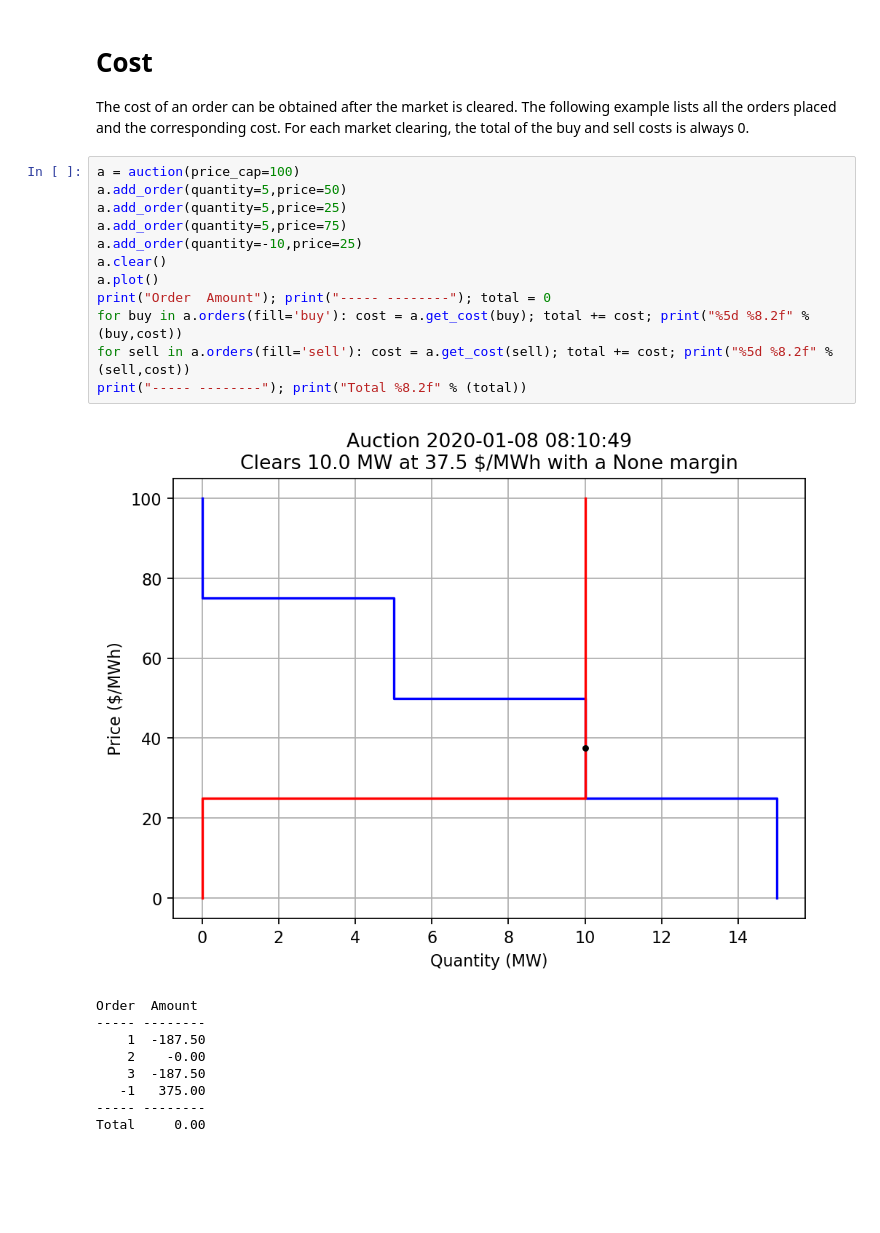
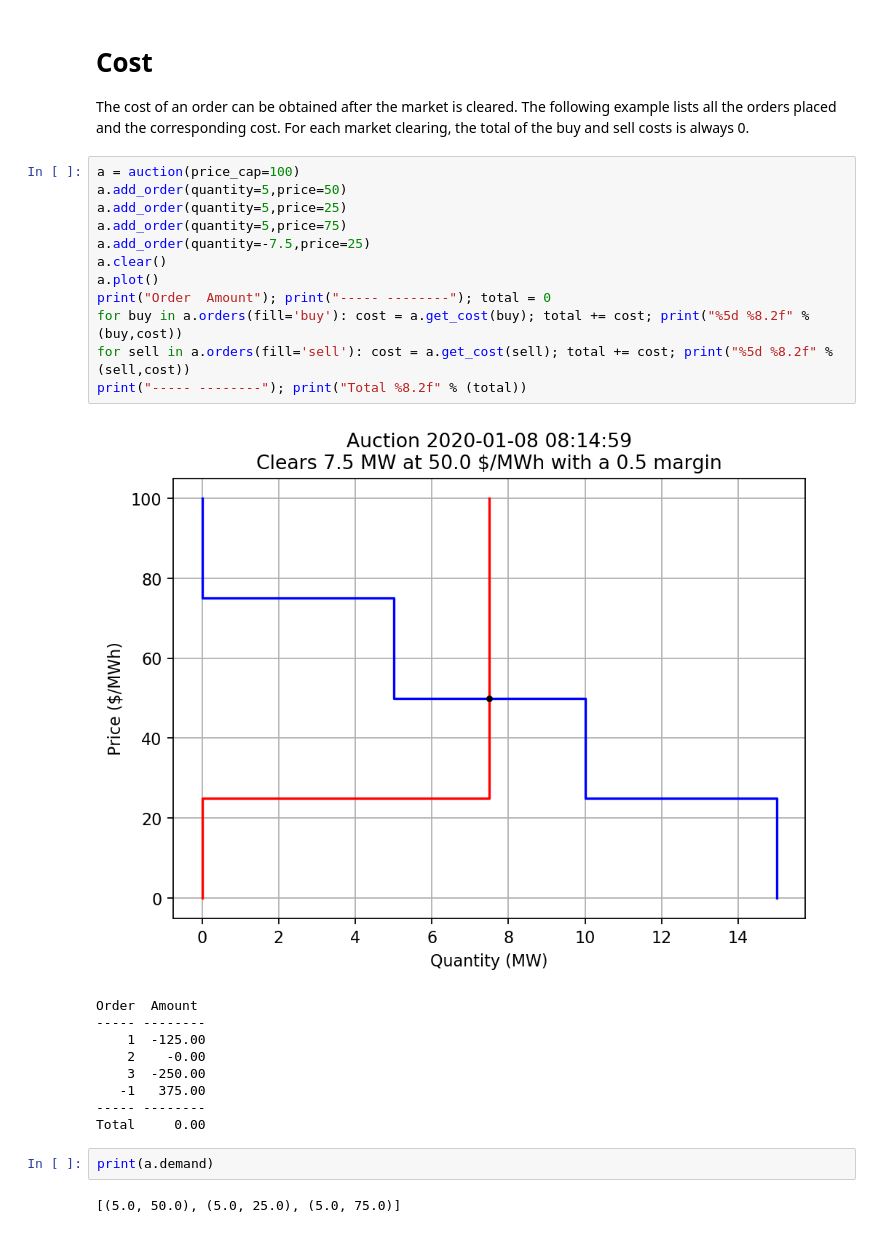
Before and after one commit to slacgismo/TESS, a Jupyter notebook: market/auction.ipynb, the cells around one changed output. Saved outputs shown, nothing was run; the diff lists cells and outputs as text; blank space fills up the shorter version.

```diff
--- a/market/auction.ipynb
+++ b/market/auction.ipynb
@@ -65,22 +65,26 @@ The cost of an order can be obtained after the market is cleared.  The following
 # %%
 a = auction(price_cap=100)
 a.add_order(quantity=5,price=50)
 a.add_order(quantity=5,price=25)
 a.add_order(quantity=5,price=75)
-a.add_order(quantity=-10,price=25)
+a.add_order(quantity=-7.5,price=25)
 a.clear()
 a.plot()
 print("Order  Amount"); print("----- --------"); total = 0
 for buy in a.orders(fill='buy'): cost = a.get_cost(buy); total += cost; print("%5d %8.2f" % (buy,cost))
 for sell in a.orders(fill='sell'): cost = a.get_cost(sell); total += cost; print("%5d %8.2f" % (sell,cost))
 print("----- --------"); print("Total %8.2f" % (total))
 # %% [output]
-[figure, old version]
+[figure, new version]
 Order  Amount
 ----- --------
-    1  -187.50
+    1  -125.00
     2    -0.00
-    3  -187.50
+    3  -250.00
    -1   375.00
 ----- --------
 Total     0.00
+# %%
+print(a.demand)
+# %% [output]
+[(5.0, 50.0), (5.0, 25.0), (5.0, 75.0)]
```
